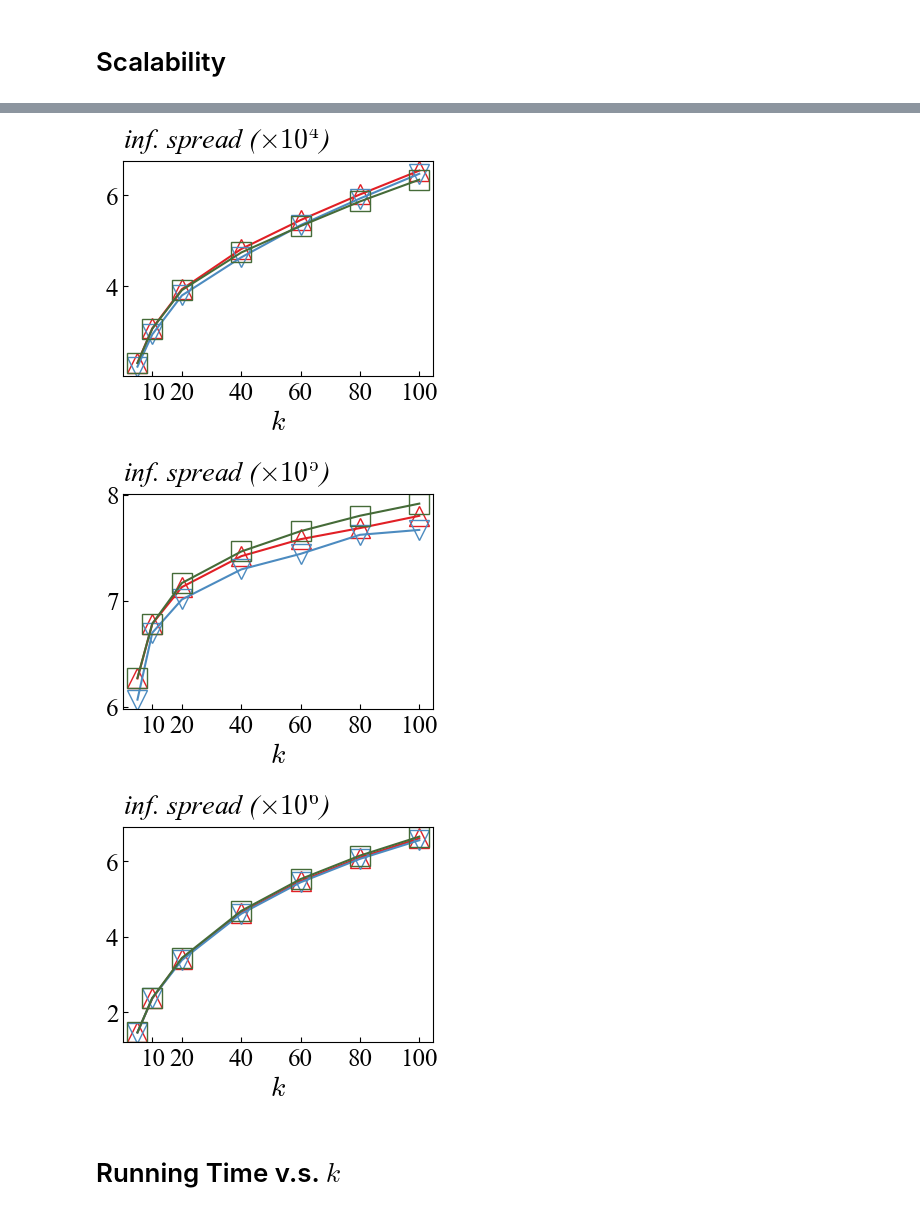
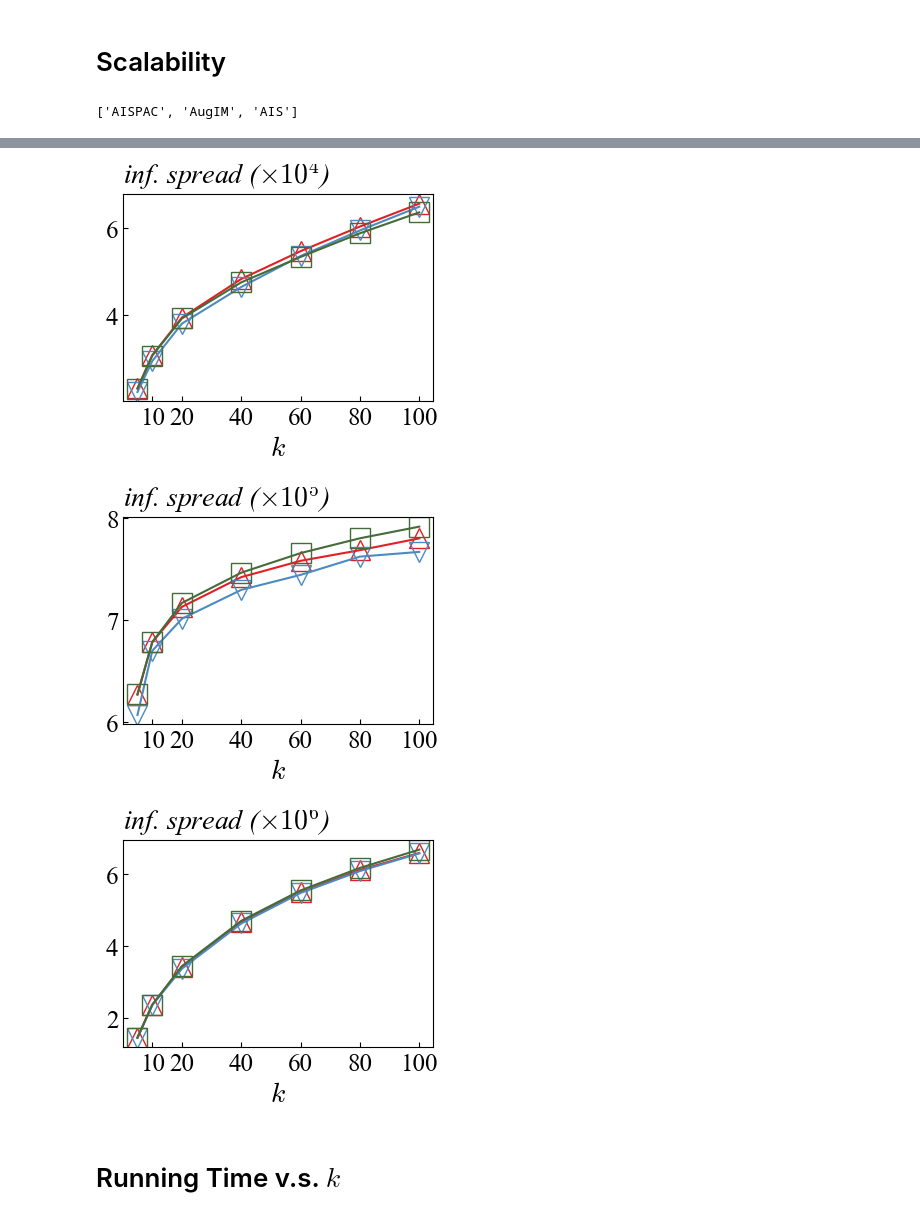
Before and after one commit to chenxlong3/AISPAC, a Jupyter notebook: data_process.ipynb, the cells around one changed output, grey strips where cells are left out. Drawn from its saved outputs; the diff is of its cells as text; code cells hidden in the pictures.

```diff
--- a/data_process.ipynb
+++ b/data_process.ipynb
@@ -12,7 +12,7 @@ plt.rcParams["font.family"] = "Times New Roman"
 # plt.rcParams['figure.subplot.left'] = 0
 # plt.rcParams['figure.subplot.bottom'] = 0
 # plt.rcParams['figure.subplot.right'] = 1
-# plt.rcParams['figure.subplot.top'] = 1
+plt.rcParams['figure.subplot.top'] = 0.85
 MARKERS_LIST = [
     "^",
     "v",
@@ -162,7 +162,7 @@ def plot_lines(arr_2d, line_labels, x_axis,
     if save_path != None:
         dir = os.path.split(save_path)[0]
         os.makedirs(dir, exist_ok=True)
-        plt.savefig(save_path, bbox_inches='tight')
+        plt.savefig(save_path)
     plt.show()
     return
 
@@ -195,7 +195,7 @@ MARKER_SIZE=15
 LABEL_SIZE=20
 Y_LABEL_POS=[0, 1.1]
 TICK_SIZE=18
-FIG_SIZE=[4, 3.5]
+FIG_SIZE=[4, 2.8]
 # %%
 export_legend_for_labels(MARKERS_LIST, COLOR_LIST, label_list=["AISPAC", "AugIM", "AIS"], output_file="./figs/legend.pdf")
 # %% [output]
@@ -737,7 +792,7 @@ plot_lines(time_k_dblp_arr,
 all_methods = ["AISPAC", "AugIM", "AIS_plus"]
 scale_k_list = [5, 10] + list(range(20, 101, 20))
 methods_approx = ["AISPAC", "AugIM"]
-methods_ais = ["AIS", "AIS_plus"]
+methods_ais = ["AIS_plus"]
 method_labels = ["AISPAC", "AugIM", "AIS"]
 # %%
 inf_k_Epinions_scale_dict = get_inf_spread_of_one_dataset("Epinions", list(range(2021, 2031)),
@@ -780,17 +835,20 @@ inf_k_orkut_scale_dict_AIS = get_inf_spread_of_one_dataset("orkut", list(range(2
                                                 settings={"eps":0, "seed_mode":"RAND", "num_samples":102400})
 inf_k_orkut_scale_arr = convert_dict_to_arr({**inf_k_orkut_scale_dict, **inf_k_orkut_scale_dict_AIS}, all_methods)
 
-inf_k_twitter_scale_dict = get_inf_spread_of_one_dataset("twitter", list(range(2021, 2024)),
+inf_k_twitter_scale_dict = get_inf_spread_of_one_dataset("twitter", list(range(2021, 2027)),
                                                 k_list=scale_k_list,
                                                 baseline_names=methods_approx,
                                                 settings={"eps":0.1, "seed_mode":"RAND"})
-inf_k_twitter_scale_dict_AIS = get_inf_spread_of_one_dataset("twitter", list(range(2021, 2025)),
+inf_k_twitter_scale_dict_AIS = get_inf_spread_of_one_dataset("twitter", list(range(2021, 2027)),
                                                 k_list=scale_k_list,
                                                 baseline_names=["AIS_plus"],
                                                 settings={"eps":0, "seed_mode":"RAND", "num_samples":102400})
 inf_k_twitter_scale_arr = convert_dict_to_arr({**inf_k_twitter_scale_dict, **inf_k_twitter_scale_dict_AIS}, all_methods)
+# %%
+method_labels
+# %% [output]
+['AISPAC', 'AugIM', 'AIS']
 # %%
-FIG_SIZE=(4,2.8)
 plot_lines(inf_k_Epinions_scale_arr / 1000,
            line_labels=method_labels,
            x_axis=scale_k_list,
@@ -872,6 +930,6 @@ plot_lines(inf_k_twitter_scale_arr / 1000000,
-[figure, old version]
+[figure, new version]
-[figure, old version]
+[figure, new version]
-[figure, old version]
+[figure, new version]
 # %% [markdown]
 # Running Time v.s. $k$
 # %%
```
Also changed, not shown: parts of 19 cells of this notebook.
